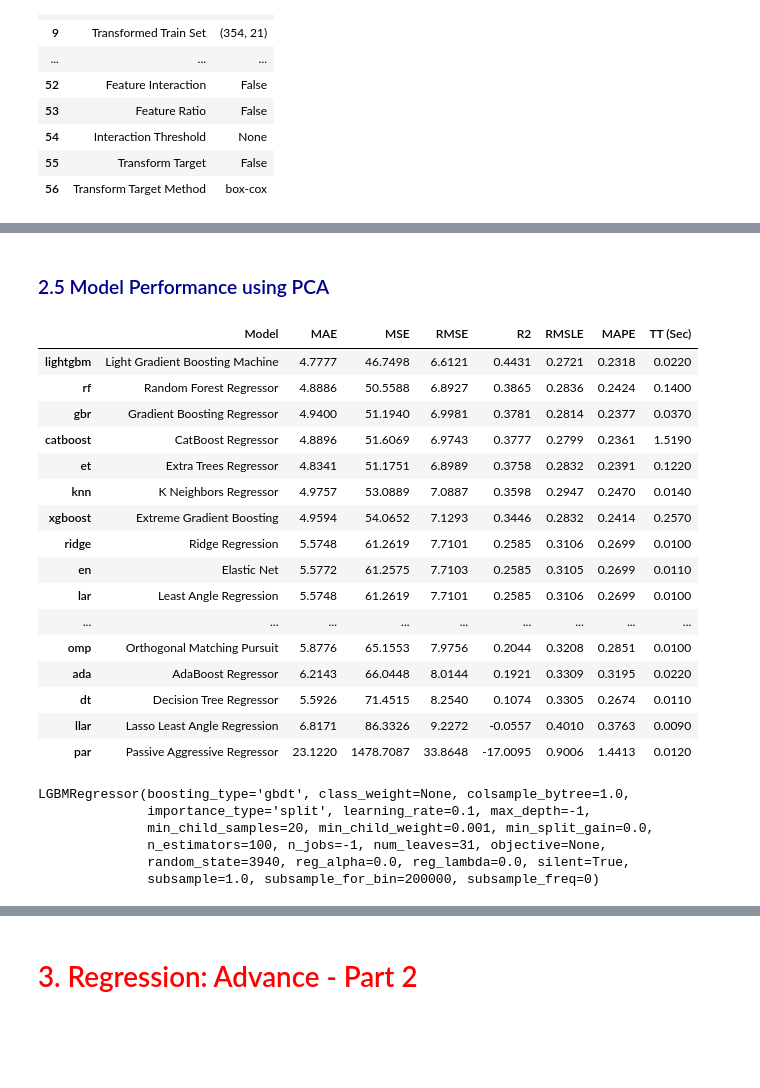
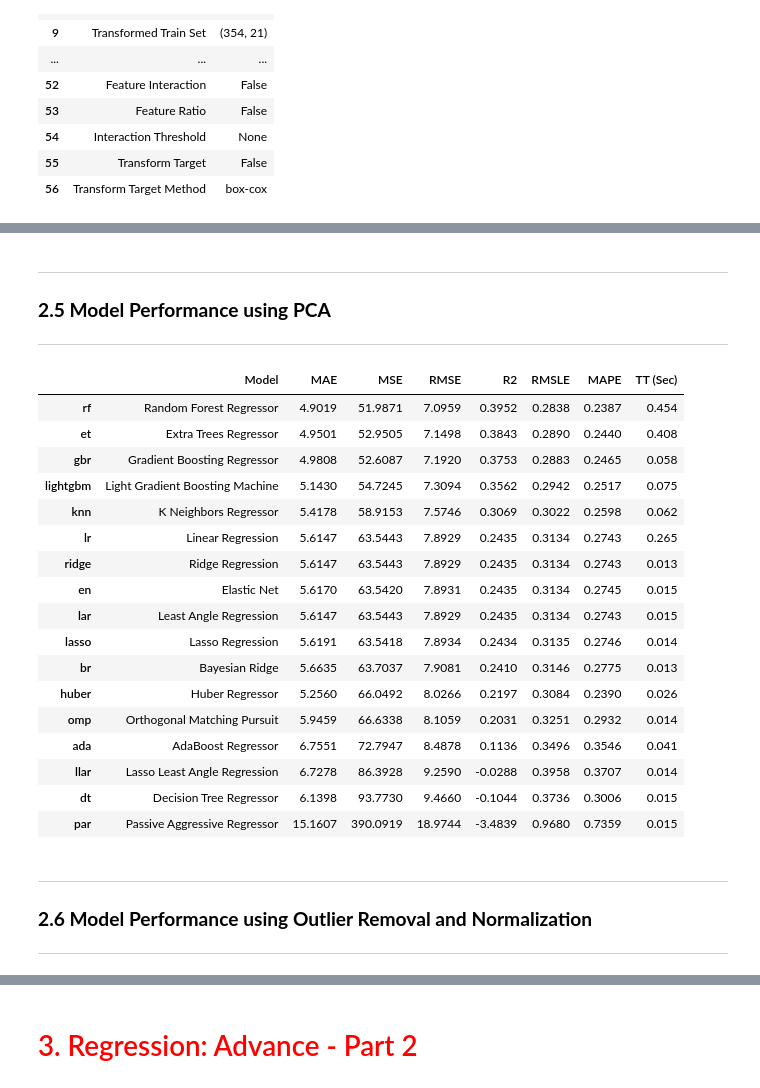
Before and after one commit to psrana/Machine-Learning-using-PyCaret, a Jupyter notebook: 02_PyCaret_for_Regression_with_Results.ipynb, the cells around one changed output, grey strips where cells are left out. Drawn from its saved outputs; the diff is of its cells as text; code cells hidden in the pictures; blank space fills up the shorter version.

```diff
--- a/02_PyCaret_for_Regression_with_Results.ipynb
+++ b/02_PyCaret_for_Regression_with_Results.ipynb
@@ -302,29 +327,30 @@ GradientBoostingRegressor(alpha=0.9, ccp_alpha=0.0, criterion='friedman_mse',
 # %% [markdown]
-### <span style='color:DarkBlue'>2.5 Model Performance using PCA</span>
+---
+### **2.5 Model Performance using PCA**
+---
 # %%
-setup(data = boston_df, target = 'medv', pca = True, pca_method = 'linear', transformation = True, transformation_method = 'yeo-johnson' , remove_outliers = True, outliers_threshold = 0.05)
-compare_models()
+s = setup(data = bostonDataSet, target = 'medv', pca = True, pca_method = 'linear', silent=True)
+cm = compare_models()
 # %% [output]
 |  | Model | MAE | MSE | RMSE | R2 | RMSLE | MAPE | TT (Sec) |
-| lightgbm | Light Gradient Boosting Machine | 4.7777 | 46.7498 | 6.6121 | 0.4431 | 0.2721 | 0.2318 | 0.0220 |
-| rf | Random Forest Regressor | 4.8886 | 50.5588 | 6.8927 | 0.3865 | 0.2836 | 0.2424 | 0.1400 |
-| gbr | Gradient Boosting Regressor | 4.9400 | 51.1940 | 6.9981 | 0.3781 | 0.2814 | 0.2377 | 0.0370 |
-| catboost | CatBoost Regressor | 4.8896 | 51.6069 | 6.9743 | 0.3777 | 0.2799 | 0.2361 | 1.5190 |
-| et | Extra Trees Regressor | 4.8341 | 51.1751 | 6.8989 | 0.3758 | 0.2832 | 0.2391 | 0.1220 |
-| knn | K Neighbors Regressor | 4.9757 | 53.0889 | 7.0887 | 0.3598 | 0.2947 | 0.2470 | 0.0140 |
-| xgboost | Extreme Gradient Boosting | 4.9594 | 54.0652 | 7.1293 | 0.3446 | 0.2832 | 0.2414 | 0.2570 |
-| ridge | Ridge Regression | 5.5748 | 61.2619 | 7.7101 | 0.2585 | 0.3106 | 0.2699 | 0.0100 |
-| en | Elastic Net | 5.5772 | 61.2575 | 7.7103 | 0.2585 | 0.3105 | 0.2699 | 0.0110 |
-| lar | Least Angle Regression | 5.5748 | 61.2619 | 7.7101 | 0.2585 | 0.3106 | 0.2699 | 0.0100 |
-| ... | ... | ... | ... | ... | ... | ... | ... | ... |
-| omp | Orthogonal Matching Pursuit | 5.8776 | 65.1553 | 7.9756 | 0.2044 | 0.3208 | 0.2851 | 0.0100 |
-| ada | AdaBoost Regressor | 6.2143 | 66.0448 | 8.0144 | 0.1921 | 0.3309 | 0.3195 | 0.0220 |
-| dt | Decision Tree Regressor | 5.5926 | 71.4515 | 8.2540 | 0.1074 | 0.3305 | 0.2674 | 0.0110 |
-| llar | Lasso Least Angle Regression | 6.8171 | 86.3326 | 9.2272 | -0.0557 | 0.4010 | 0.3763 | 0.0090 |
-| par | Passive Aggressive Regressor | 23.1220 | 1478.7087 | 33.8648 | -17.0095 | 0.9006 | 1.4413 | 0.0120 |
+| rf | Random Forest Regressor | 4.9019 | 51.9871 | 7.0959 | 0.3952 | 0.2838 | 0.2387 | 0.454 |
+| et | Extra Trees Regressor | 4.9501 | 52.9505 | 7.1498 | 0.3843 | 0.2890 | 0.2440 | 0.408 |
+| gbr | Gradient Boosting Regressor | 4.9808 | 52.6087 | 7.1920 | 0.3753 | 0.2883 | 0.2465 | 0.058 |
+| lightgbm | Light Gradient Boosting Machine | 5.1430 | 54.7245 | 7.3094 | 0.3562 | 0.2942 | 0.2517 | 0.075 |
+| knn | K Neighbors Regressor | 5.4178 | 58.9153 | 7.5746 | 0.3069 | 0.3022 | 0.2598 | 0.062 |
+| lr | Linear Regression | 5.6147 | 63.5443 | 7.8929 | 0.2435 | 0.3134 | 0.2743 | 0.265 |
+| ridge | Ridge Regression | 5.6147 | 63.5443 | 7.8929 | 0.2435 | 0.3134 | 0.2743 | 0.013 |
+| en | Elastic Net | 5.6170 | 63.5420 | 7.8931 | 0.2435 | 0.3134 | 0.2745 | 0.015 |
+| lar | Least Angle Regression | 5.6147 | 63.5443 | 7.8929 | 0.2435 | 0.3134 | 0.2743 | 0.015 |
+| lasso | Lasso Regression | 5.6191 | 63.5418 | 7.8934 | 0.2434 | 0.3135 | 0.2746 | 0.014 |
+| br | Bayesian Ridge | 5.6635 | 63.7037 | 7.9081 | 0.2410 | 0.3146 | 0.2775 | 0.013 |
+| huber | Huber Regressor | 5.2560 | 66.0492 | 8.0266 | 0.2197 | 0.3084 | 0.2390 | 0.026 |
+| omp | Orthogonal Matching Pursuit | 5.9459 | 66.6338 | 8.1059 | 0.2031 | 0.3251 | 0.2932 | 0.014 |
+| ada | AdaBoost Regressor | 6.7551 | 72.7947 | 8.4878 | 0.1136 | 0.3496 | 0.3546 | 0.041 |
+| llar | Lasso Least Angle Regression | 6.7278 | 86.3928 | 9.2590 | -0.0288 | 0.3958 | 0.3707 | 0.014 |
+| dt | Decision Tree Regressor | 6.1398 | 93.7730 | 9.4660 | -0.1044 | 0.3736 | 0.3006 | 0.015 |
+| par | Passive Aggressive Regressor | 15.1607 | 390.0919 | 18.9744 | -3.4839 | 0.9680 | 0.7359 | 0.015 |
-LGBMRegressor(boosting_type='gbdt', class_weight=None, colsample_bytree=1.0,
-              importance_type='split', learning_rate=0.1, max_depth=-1,
-              min_child_samples=20, min_child_weight=0.001, min_split_gain=0.0,
-              n_estimators=100, n_jobs=-1, num_leaves=31, objective=None,
-              random_state=3940, reg_alpha=0.0, reg_lambda=0.0, silent=True,
-              subsample=1.0, subsample_for_bin=200000, subsample_freq=0)
+# %% [markdown]
+---
+### **2.6 Model Performance using Outlier Removal and Normalization**
+---
```
Also changed, not shown: parts of 25 cells of this notebook.
